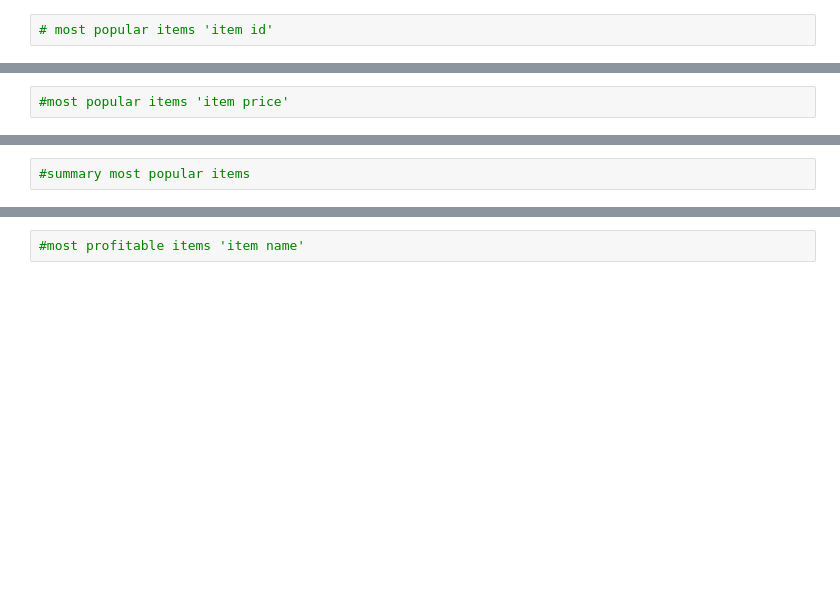
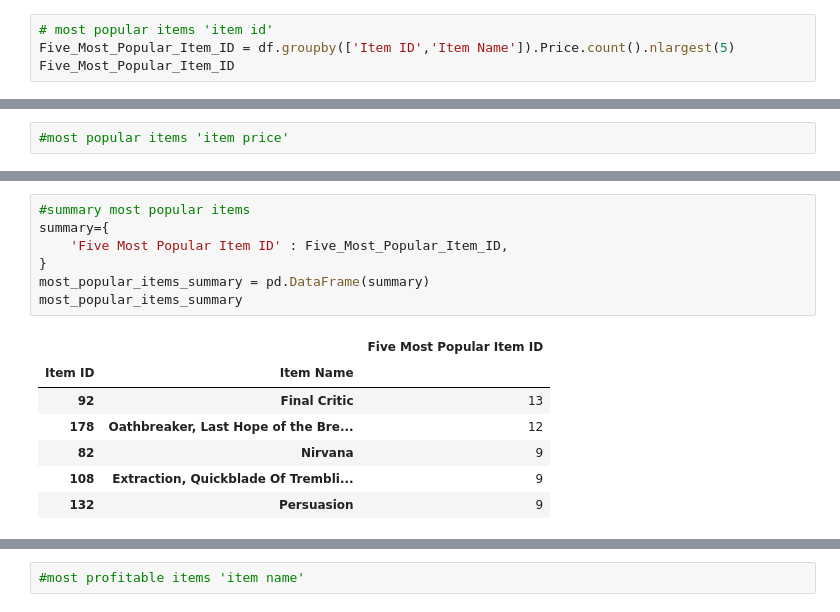
Before and after one commit to Whitney128/Homework, a Jupyter notebook: pandas-challenge/HeroesOfPymoli/assignment 1-checkpoint.ipynb, the cells around one changed output, grey strips where cells are left out. Cells and saved outputs as stored; diff of their text form; blank space fills up the shorter version.

```diff
--- a/pandas-challenge/HeroesOfPymoli/assignment 1-checkpoint.ipynb
+++ b/pandas-challenge/HeroesOfPymoli/assignment 1-checkpoint.ipynb
@@ -197,2 +247,4 @@ ValueError: Bin labels must be one fewer than the number of bin edges
 # %%
 # most popular items 'item id'
+Five_Most_Popular_Item_ID = df.groupby(['Item ID','Item Name']).Price.count().nlargest(5)
+Five_Most_Popular_Item_ID
@@ -207,4 +274,17 @@ ValueError: Bin labels must be one fewer than the number of bin edges
 # %%
 #summary most popular items
+summary={
+    'Five Most Popular Item ID' : Five_Most_Popular_Item_ID,
+}
+most_popular_items_summary = pd.DataFrame(summary)
+most_popular_items_summary
+# %% [output]
+|  |  | Five Most Popular Item ID |
+| Item ID | Item Name |  |
+| 92 | Final Critic | 13 |
+| 178 | Oathbreaker, Last Hope of the Bre... | 12 |
+| 82 | Nirvana | 9 |
+| 108 | Extraction, Quickblade Of Trembli... | 9 |
+| 132 | Persuasion | 9 |
 # %%
 #most profitable items 'item id'
```
Also changed, not shown: parts of 14 cells of this notebook.
